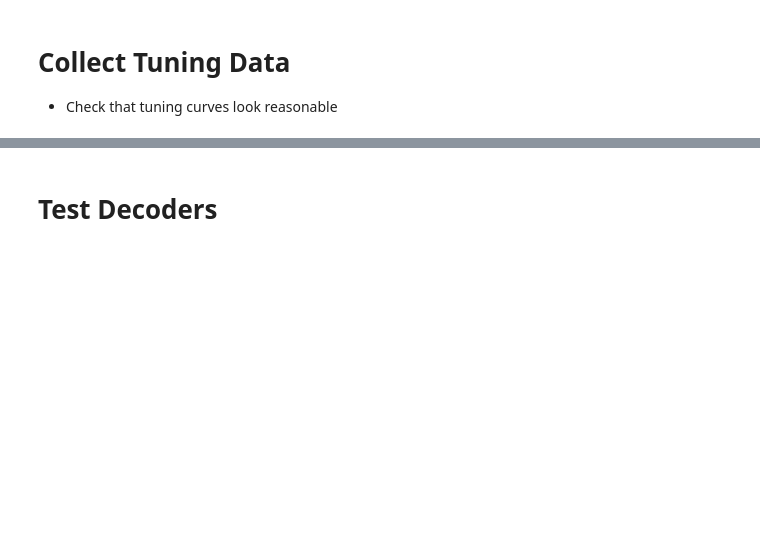
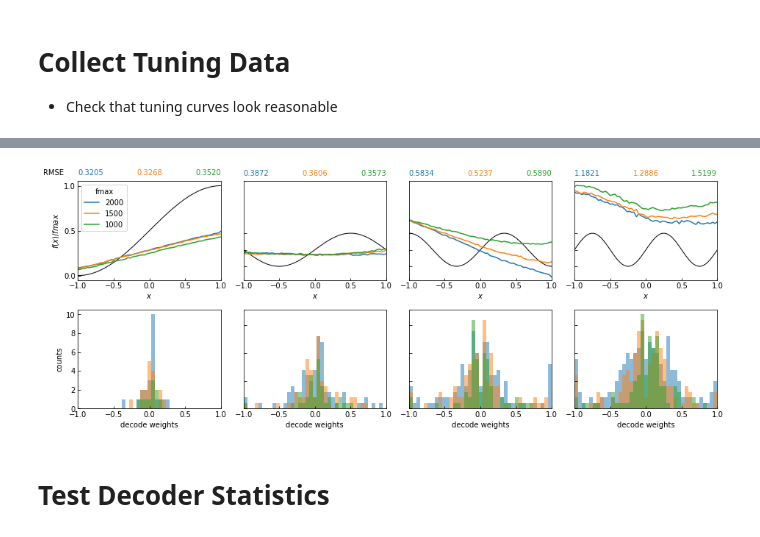
Before and after one commit to samfok/accumulator_decode, a Jupyter notebook: test_accumulator_decodes.ipynb, the cells around one changed output, grey strips where cells are left out. Cells and saved outputs as stored; diff of their text form; code cells hidden in the pictures; blank space fills up the shorter version.

```diff
--- a/test_accumulator_decodes.ipynb
+++ b/test_accumulator_decodes.ipynb
@@ -271,2 +374,75 @@ check_plot_fits(EXP_DATA)
+# %%
+# plt.rc("text", usetex=True)
+# plt.rc("font", "serif")
+
+def plot_figure(exp_data):
+    tst_input = exp_data.test_input_rates/exp_data.fmax_in
+
+    stim0_idx = np.argmin(np.abs(exp_data.tuning_input_rates)) # omit neurons that don't fire at 0
+    spike_rates0 = exp_data.tuning_spike_rates[stim0_idx]
+    nz_nrn0_idx = spike_rates0 > 0.
+
+    hist_bins = np.linspace(-1, 1, 40)
+
+    nrows = 2
+    ncols = len(exp_data.fcn_fs)
+    fig, axs = plt.subplots(nrows, ncols, figsize=(ncols*3+1,nrows*2+1))
+    if ncols==1:
+        axs = np.array([axs]).T.tolist()
+    for idx1, fcn_f in enumerate(exp_data.fcn_fs):
+        tst_target = FCN(tst_input, fcn_f)
+        axs[0][idx1].plot(tst_input, tst_target, 'k', linewidth=1)
+    for idx0, fmax_out in enumerate(exp_data.fmax_outs):
+        for idx1, fcn_f in enumerate(exp_data.fcn_fs):
+            decoders = exp_data.decoders[idx0][idx1]
+            nz_decoders = decoders[np.logical_and(np.abs(decoders) >= 1/64, nz_nrn0_idx.reshape(-1, 1))]
+            axs[0][idx1].plot(tst_input, exp_data.test_output_rates[idx0][idx1]/fmax_out,
+                              label="{:d}".format(fmax_out))
+            axs[1][idx1].hist(nz_decoders, bins=hist_bins, alpha=0.5, label="{:d}".format(fmax_out))
+    def set_axs_fmt(fig, axs, exp_data):
+        ylim_mins = np.min(
+            np.array([[axs[idx0][idx1].get_ylim()[0] for idx1 in range(len(exp_data.fcn_fs))]
+                     for idx0 in range(2)]), axis=1)
+        ylim_maxes = np.max(
+            np.array([[axs[idx0][idx1].get_ylim()[1] for idx1 in range(len(exp_data.fcn_fs))]
+                     for idx0 in range(2)]), axis=1)
+        axs[0][0].tick_params(direction='in')
+        axs[1][0].tick_params(direction='in')
+        for idx0 in range(2):
+            for idx1 in range(len(exp_data.fcn_fs))[1:]:
+                axs[idx0][idx1].set_ylim(ylim_mins[idx0], ylim_maxes[idx0])
+        for idx1 in range(len(exp_data.fcn_fs)):
+            axs[0][idx1].set_yticks([0, 0.5, 1])
+        for idx1 in range(len(exp_data.fcn_fs))[1:]:
+            axs[0][idx1].set_yticklabels([])
+            axs[1][idx1].set_yticklabels([])
+        for idx1, fcn_f in enumerate(exp_data.fcn_fs):
+            ax_pos = axs[0][idx1].get_position()
+            colors = [axs[0][idx1].get_lines()[idx0].get_color() for idx0 in range(1, len(exp_data.fmax_outs)+1)]
+            ymax = axs[0][idx1].get_ylim()[1]
+            axs[0][idx1].text(-1, 1.05*ymax, "{:.4f}".format(
+                exp_data.tst_nrmse[0][idx1]), ha="left", va="bottom", color=colors[0])
+            axs[0][idx1].text(0, 1.05*ymax, "{:.4f}".format(
+                exp_data.tst_nrmse[1][idx1]), ha="center", va="bottom", color=colors[1])
+            axs[0][idx1].text(1, 1.05*ymax, "{:.4f}".format(
+                exp_data.tst_nrmse[2][idx1]), ha="right", va="bottom", color=colors[2])
+            axs[0][idx1].set_xlabel(r"$x$")
+            axs[1][idx1].set_xlabel("decode weights")
+            axs[0][idx1].tick_params(direction='in')
+            axs[1][idx1].tick_params(direction='in')
+            axs[0][idx1].set_xlim([-1, 1])
+            axs[1][idx1].set_xlim([-1, 1])
+        axs[0][0].legend(loc="upper left", title="fmax")
+        axs[0][0].set_ylabel(r"$f(x)/fmax$")
+        axs[1][0].set_ylabel("counts")
+    set_axs_fmt(fig, axs, exp_data)
+    plt.tight_layout()
+    fig.text(0, 1.01, "RMSE", ha="left", va="top")
+    for fmt_str in ['.png', '.svg']:
+        fig.savefig(FIG_DIR + "test_decode_weights" + "_" + str(PS_ORIG.YX) + "_" + str(PS_ORIG.loc_yx) + fmt_str)
+
+plot_figure(EXP_DATA)
+# %% [output]
+[figure, added]
 # %% [markdown]
-# Test Decoders
+# Test Decoder Statistics
```
Also changed, not shown: parts of 16 cells of this notebook, 7 other files.
